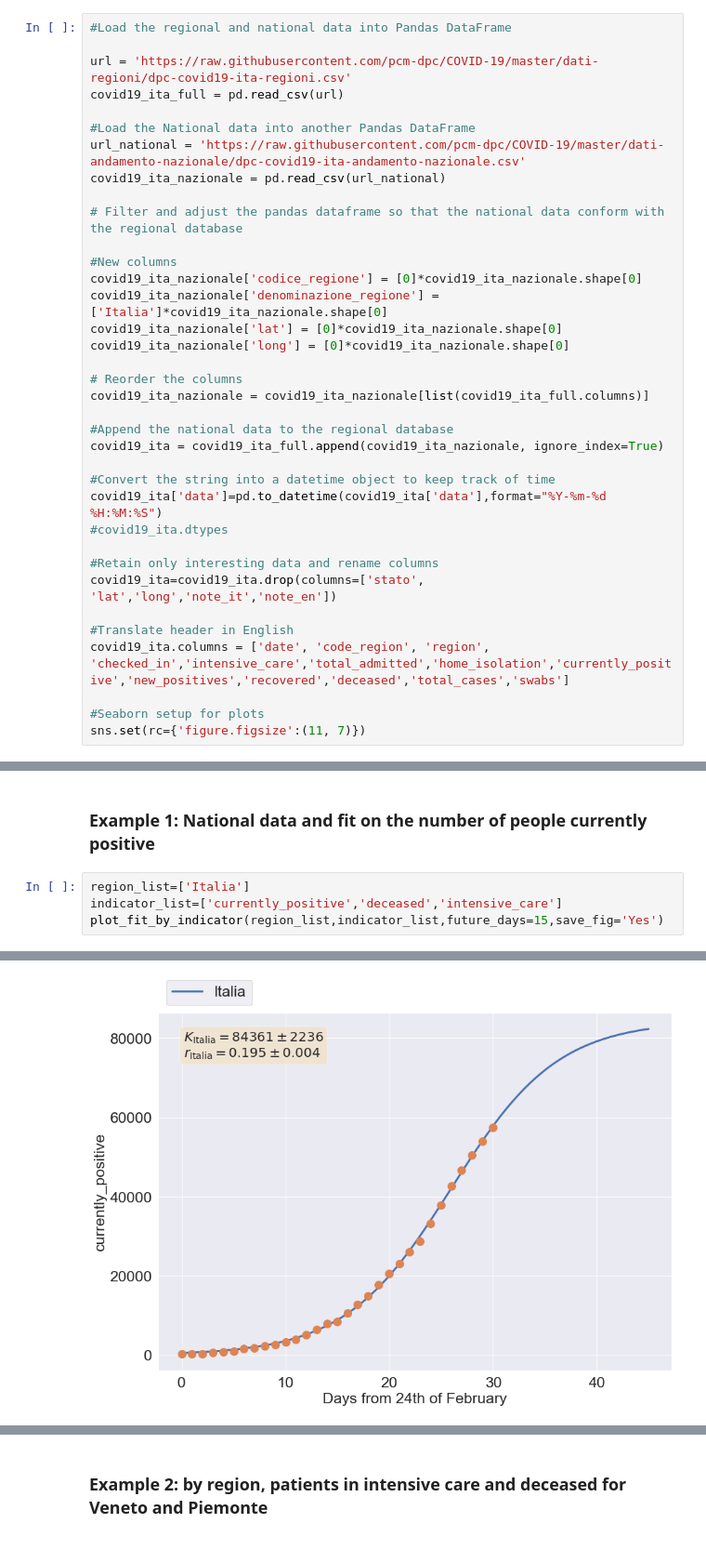
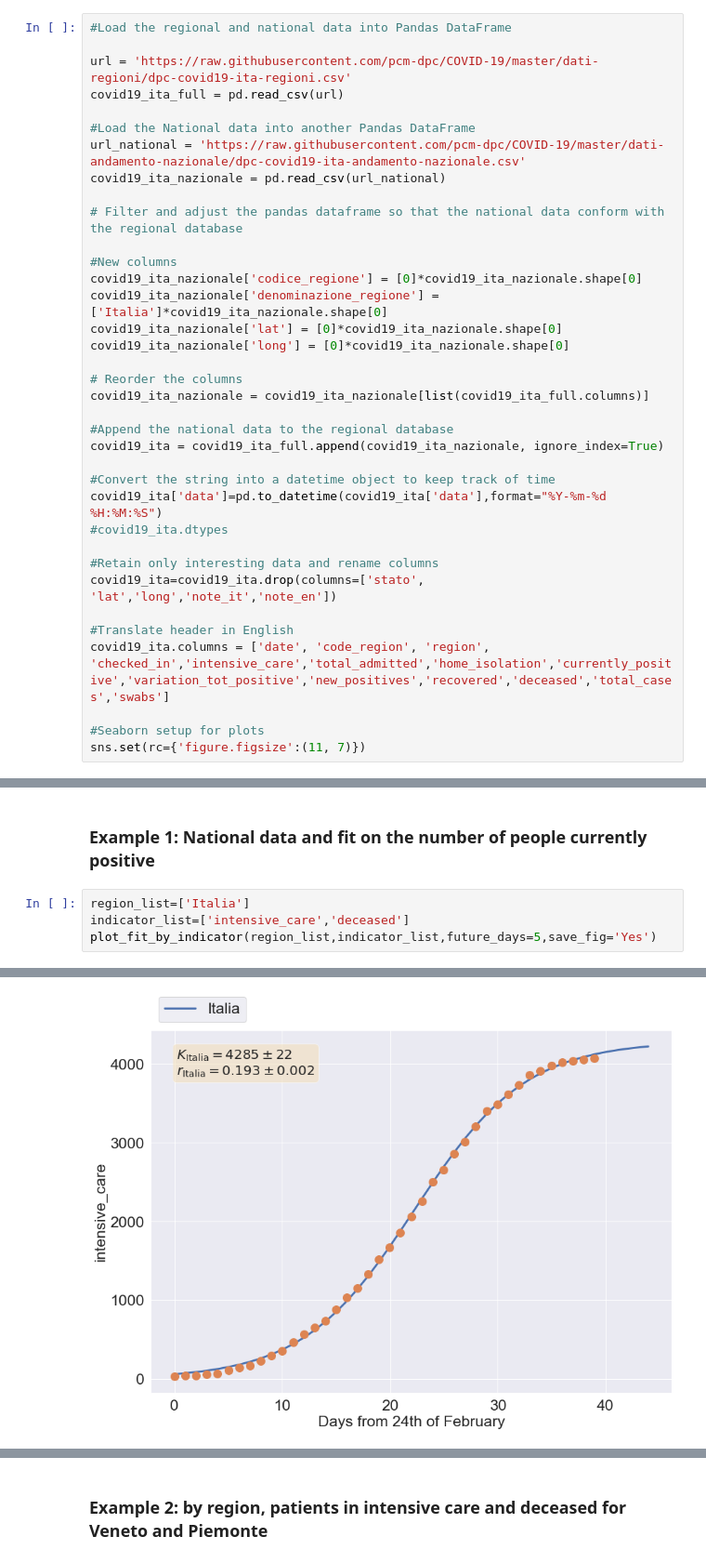
Before and after one commit to fabioanza/COVID19_Italy, a Jupyter notebook: COVID19_Italy_Plots.ipynb, the cells around one changed output, grey strips where cells are left out. Shown at 93% size. Saved outputs shown, nothing was run; the diff lists cells and outputs as text.

```diff
--- a/COVID19_Italy_Plots.ipynb
+++ b/COVID19_Italy_Plots.ipynb
@@ -38,7 +38,7 @@ covid19_ita['data']=pd.to_datetime(covid19_ita['data'],format="%Y-%m-%d %H:%M:%S
 covid19_ita=covid19_ita.drop(columns=['stato', 'lat','long','note_it','note_en'])
 
 #Translate header in English
-covid19_ita.columns = ['date', 'code_region', 'region', 'checked_in','intensive_care','total_admitted','home_isolation','currently_positive','new_positives','recovered','deceased','total_cases','swabs']
+covid19_ita.columns = ['date', 'code_region', 'region', 'checked_in','intensive_care','total_admitted','home_isolation','currently_positive','variation_tot_positive','new_positives','recovered','deceased','total_cases','swabs']
 
 #Seaborn setup for plots
 sns.set(rc={'figure.figsize':(11, 7)})
@@ -205,6 +205,6 @@ def plot_fit_by_region(region_list,indicator_to_plot,future_days=0,x_lim=None,y_
 ### Example 1: National data and fit on the number of people currently positive
 # %%
 region_list=['Italia']
-indicator_list=['currently_positive','deceased','intensive_care']
-plot_fit_by_indicator(region_list,indicator_list,future_days=15,save_fig='Yes')
+indicator_list=['intensive_care','deceased']
+plot_fit_by_indicator(region_list,indicator_list,future_days=5,save_fig='Yes')
 # %% [output]
@@ -229 +223 @@ plot_fit_by_indicator(region_list,indicator_list,future_days=15,save_fig='Yes')
-[figure, old version]
+[figure, new version]
```
Also changed, not shown: parts of 5 cells of this notebook, 1 other file.
